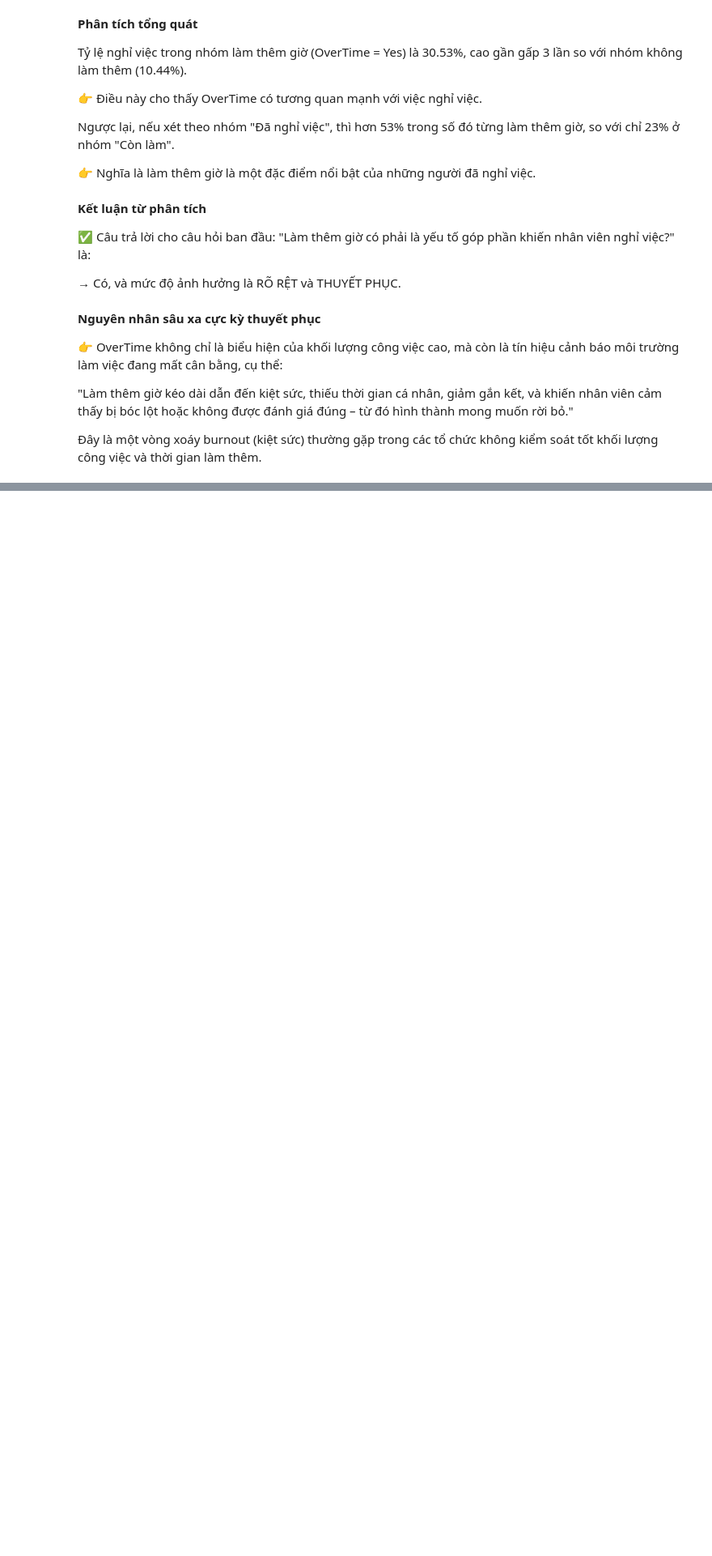
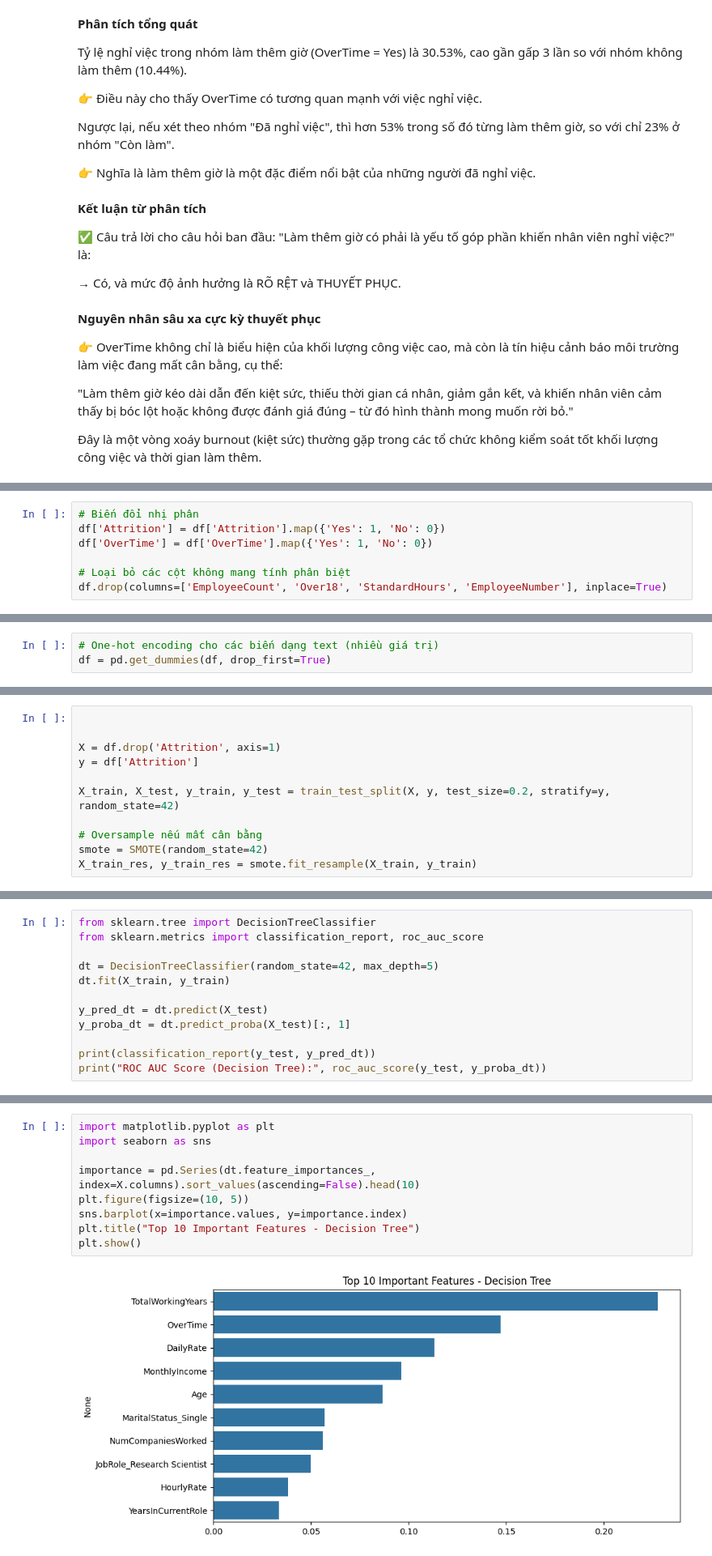
Before and after one commit to CongDon1207/DataStorytelling-EmployeeChurn-Superset, a Jupyter notebook: Final_Project.ipynb, the cells around one changed output, grey strips where cells are left out. Shown at 81% size. Saved outputs shown, nothing was run; the diff lists cells and outputs as text; blank space fills up the shorter version.

```diff
--- a/Final_Project.ipynb
+++ b/Final_Project.ipynb
@@ -779,0 +938,7 @@ Ngược lại, nếu xét theo nhóm "Đã nghỉ việc", thì hơn 53% trong
+# %%
+# Biến đổi nhị phân
+df['Attrition'] = df['Attrition'].map({'Yes': 1, 'No': 0})
+df['OverTime'] = df['OverTime'].map({'Yes': 1, 'No': 0})
+
+# Loại bỏ các cột không mang tính phân biệt
+df.drop(columns=['EmployeeCount', 'Over18', 'StandardHours', 'EmployeeNumber'], inplace=True)
@@ -779,0 +947,3 @@ Ngược lại, nếu xét theo nhóm "Đã nghỉ việc", thì hơn 53% trong
+# %%
+# One-hot encoding cho các biến dạng text (nhiều giá trị)
+df = pd.get_dummies(df, drop_first=True)
@@ -779,0 +952,11 @@ Ngược lại, nếu xét theo nhóm "Đã nghỉ việc", thì hơn 53% trong
+# %%
+
+
+X = df.drop('Attrition', axis=1)
+y = df['Attrition']
+
+X_train, X_test, y_train, y_test = train_test_split(X, y, test_size=0.2, stratify=y, random_state=42)
+
+# Oversample nếu mất cân bằng
+smote = SMOTE(random_state=42)
+X_train_res, y_train_res = smote.fit_resample(X_train, y_train)
@@ -779,0 +1000,12 @@ Ngược lại, nếu xét theo nhóm "Đã nghỉ việc", thì hơn 53% trong
+# %%
+from sklearn.tree import DecisionTreeClassifier
+from sklearn.metrics import classification_report, roc_auc_score
+
+dt = DecisionTreeClassifier(random_state=42, max_depth=5)
+dt.fit(X_train, y_train)
+
+y_pred_dt = dt.predict(X_test)
+y_proba_dt = dt.predict_proba(X_test)[:, 1]
+
+print(classification_report(y_test, y_pred_dt))
+print("ROC AUC Score (Decision Tree):", roc_auc_score(y_test, y_proba_dt))
@@ -779,0 +1069,11 @@ Ngược lại, nếu xét theo nhóm "Đã nghỉ việc", thì hơn 53% trong
+# %%
+import matplotlib.pyplot as plt
+import seaborn as sns
+
+importance = pd.Series(dt.feature_importances_, index=X.columns).sort_values(ascending=False).head(10)
+plt.figure(figsize=(10, 5))
+sns.barplot(x=importance.values, y=importance.index)
+plt.title("Top 10 Important Features - Decision Tree")
+plt.show()
+# %% [output]
+[figure, added]
```
Also changed, not shown: parts of 79 cells of this notebook, 2 other files.
